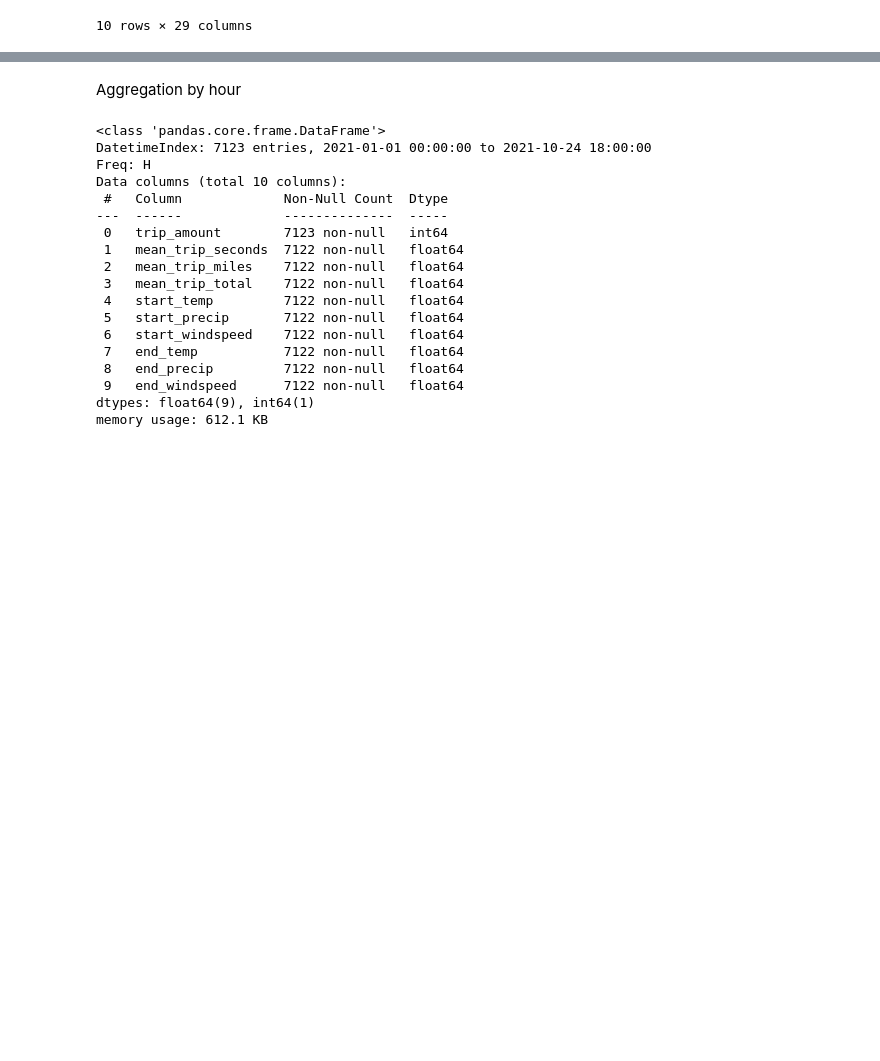
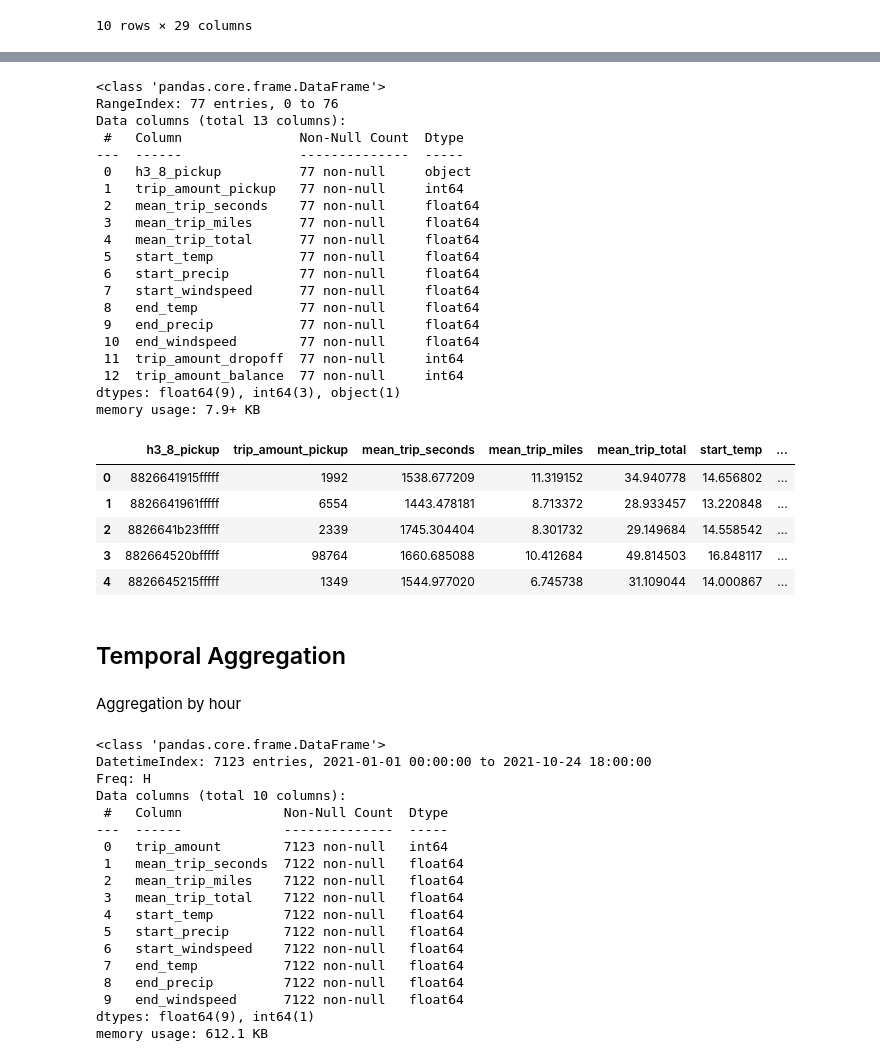
Before and after one commit to DominikH33/AAA-2023, a Jupyter notebook: 1_data_preperation.ipynb, the cells around one changed output, grey strips where cells are left out. Cells and saved outputs as stored; diff of their text form; code cells hidden in the pictures; blank space fills up the shorter version.

```diff
--- a/1_data_preperation.ipynb
+++ b/1_data_preperation.ipynb
@@ -430,0 +592,31 @@ taxi.to_csv(f"{file_path}taxi_processed.csv", index=False)
+# %%
+taxi_by_h3_8 = create_geographical_aggregation("h3_8_pickup", "h3_8_dropoff")
+taxi_by_h3_8.info()
+taxi_by_h3_8.head(5)
+# %% [output]
+<class 'pandas.core.frame.DataFrame'>
+RangeIndex: 77 entries, 0 to 76
+Data columns (total 13 columns):
+ #   Column               Non-Null Count  Dtype
+---  ------               --------------  -----
+ 0   h3_8_pickup          77 non-null     object
+ 1   trip_amount_pickup   77 non-null     int64
+ 2   mean_trip_seconds    77 non-null     float64
+ 3   mean_trip_miles      77 non-null     float64
+ 4   mean_trip_total      77 non-null     float64
+ 5   start_temp           77 non-null     float64
+ 6   start_precip         77 non-null     float64
+ 7   start_windspeed      77 non-null     float64
+ 8   end_temp             77 non-null     float64
+ 9   end_precip           77 non-null     float64
+ 10  end_windspeed        77 non-null     float64
+ 11  trip_amount_dropoff  77 non-null     int64
+ 12  trip_amount_balance  77 non-null     int64
+dtypes: float64(9), int64(3), object(1)
+memory usage: 7.9+ KB
+|  | h3_8_pickup | trip_amount_pickup | mean_trip_seconds | mean_trip_miles | mean_trip_total | start_temp | ... |
+| 0 | 8826641915fffff | 1992 | 1538.677209 | 11.319152 | 34.940778 | 14.656802 | ... |
+| 1 | 8826641961fffff | 6554 | 1443.478181 | 8.713372 | 28.933457 | 13.220848 | ... |
+| 2 | 8826641b23fffff | 2339 | 1745.304404 | 8.301732 | 29.149684 | 14.558542 | ... |
+| 3 | 882664520bfffff | 98764 | 1660.685088 | 10.412684 | 49.814503 | 16.848117 | ... |
+| 4 | 8826645215fffff | 1349 | 1544.977020 | 6.745738 | 31.109044 | 14.000867 | ... |
@@ -431,3 +629,5 @@ taxi.to_csv(f"{file_path}taxi_processed.csv", index=False)
+# %% [markdown]
+## Temporal Aggregation
 # %% [markdown]
 Aggregation by hour
 # %%
```
Also changed, not shown: parts of 18 cells of this notebook.
